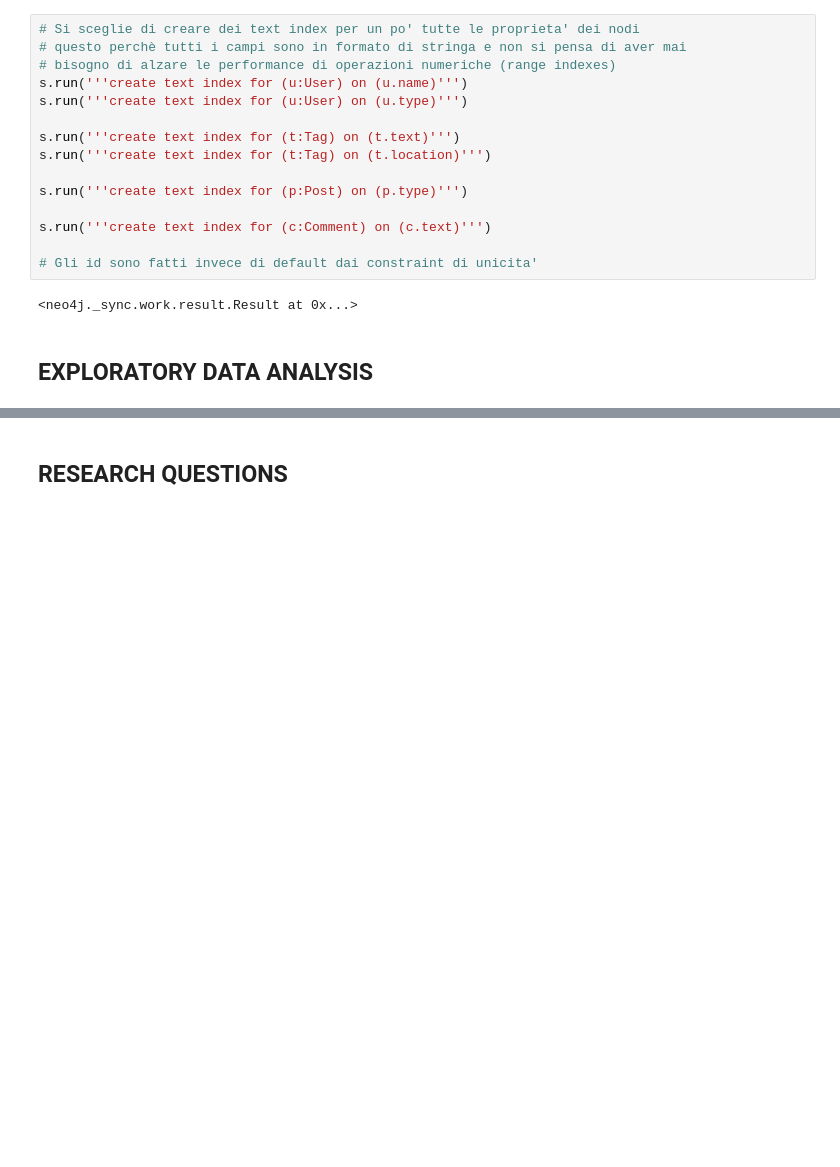
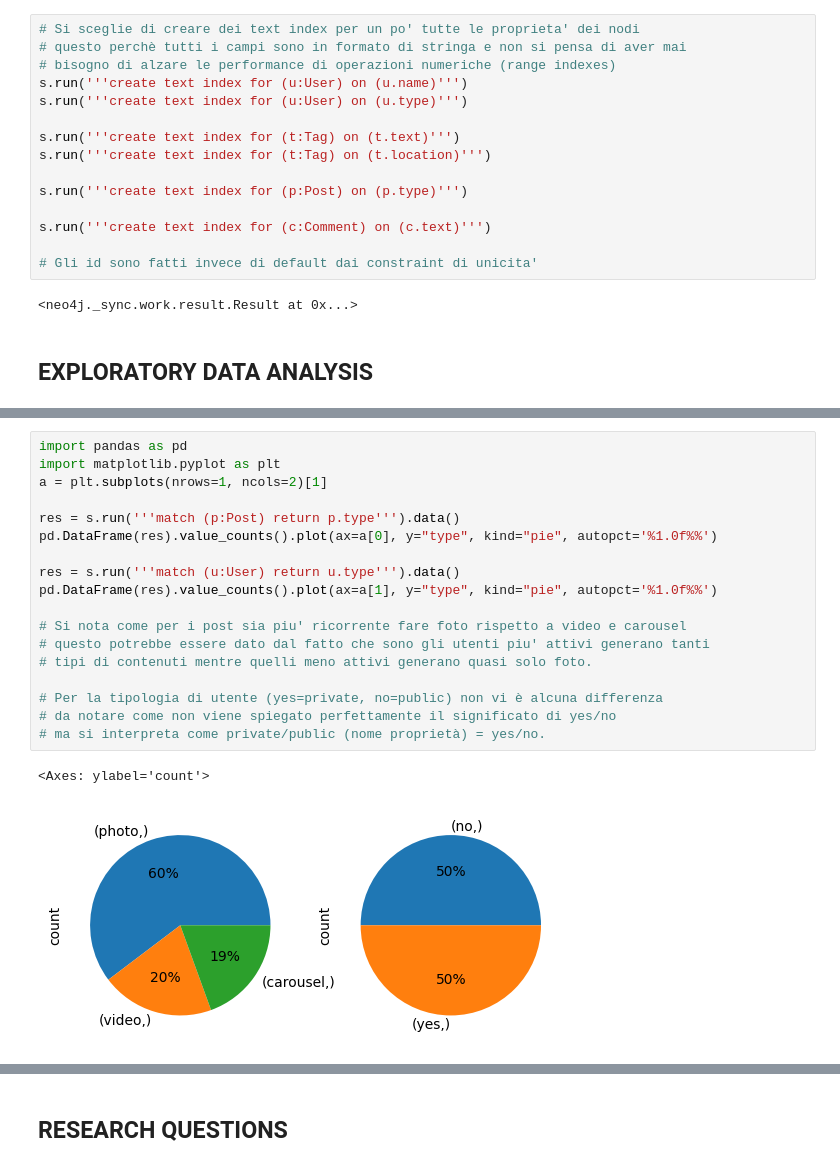
Before and after one commit to Gattopandacorno/bigData, a Jupyter notebook: GDS_Module.ipynb, the cells around one changed output, grey strips where cells are left out. Saved outputs shown, nothing was run; the diff lists cells and outputs as text; blank space fills up the shorter version.

```diff
--- a/GDS_Module.ipynb
+++ b/GDS_Module.ipynb
@@ -189,0 +208,21 @@ s.run('''create text index for (c:Comment) on (c.text)''')
+# %%
+import pandas as pd
+import matplotlib.pyplot as plt
+a = plt.subplots(nrows=1, ncols=2)[1]
+
+res = s.run('''match (p:Post) return p.type''').data()
+pd.DataFrame(res).value_counts().plot(ax=a[0], y="type", kind="pie", autopct='%1.0f%%')
+
+res = s.run('''match (u:User) return u.type''').data()
+pd.DataFrame(res).value_counts().plot(ax=a[1], y="type", kind="pie", autopct='%1.0f%%')
+
+# Si nota come per i post sia piu' ricorrente fare foto rispetto a video e carousel
+# questo potrebbe essere dato dal fatto che sono gli utenti piu' attivi generano tanti
+# tipi di contenuti mentre quelli meno attivi generano quasi solo foto.
+
+# Per la tipologia di utente (yes=private, no=public) non vi è alcuna differenza
+# da notare come non viene spiegato perfettamente il significato di yes/no
+# ma si interpreta come private/public (nome proprietà) = yes/no.
+# %% [output]
+<Axes: ylabel='count'>
+[figure, added]
```
Also changed, not shown: parts of 11 cells of this notebook.
